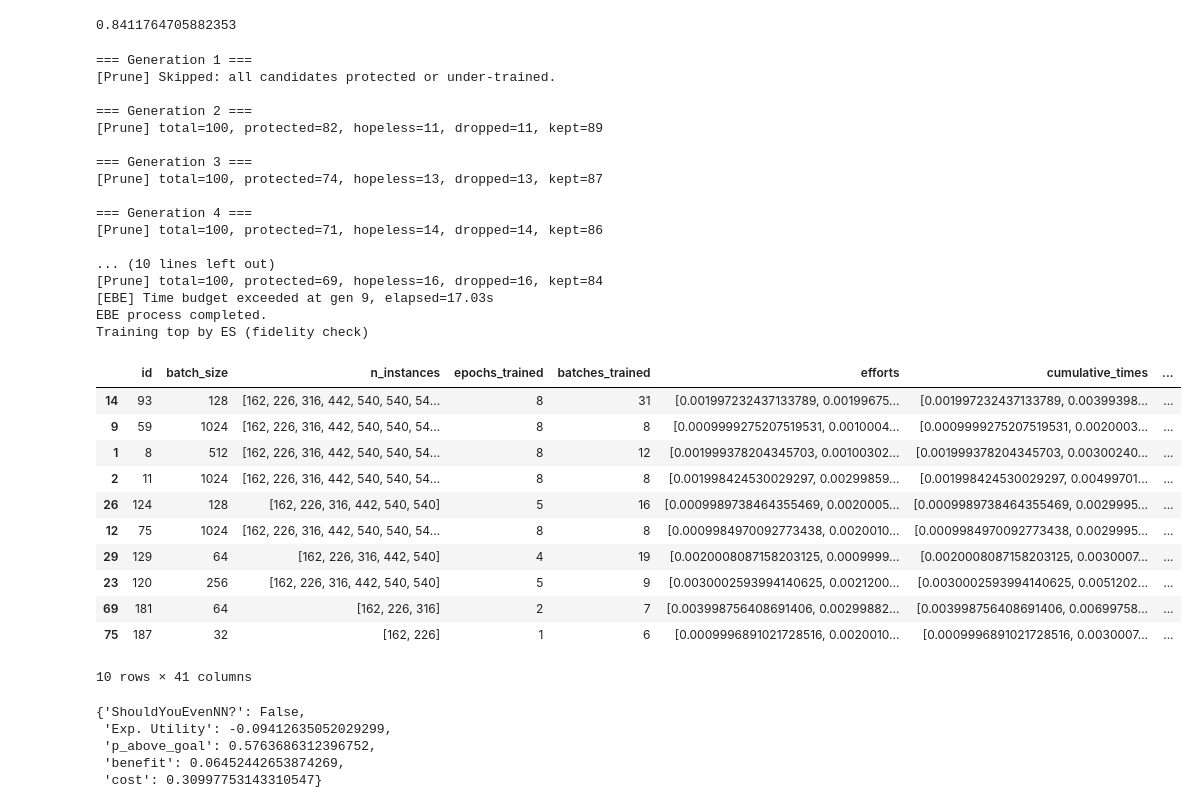
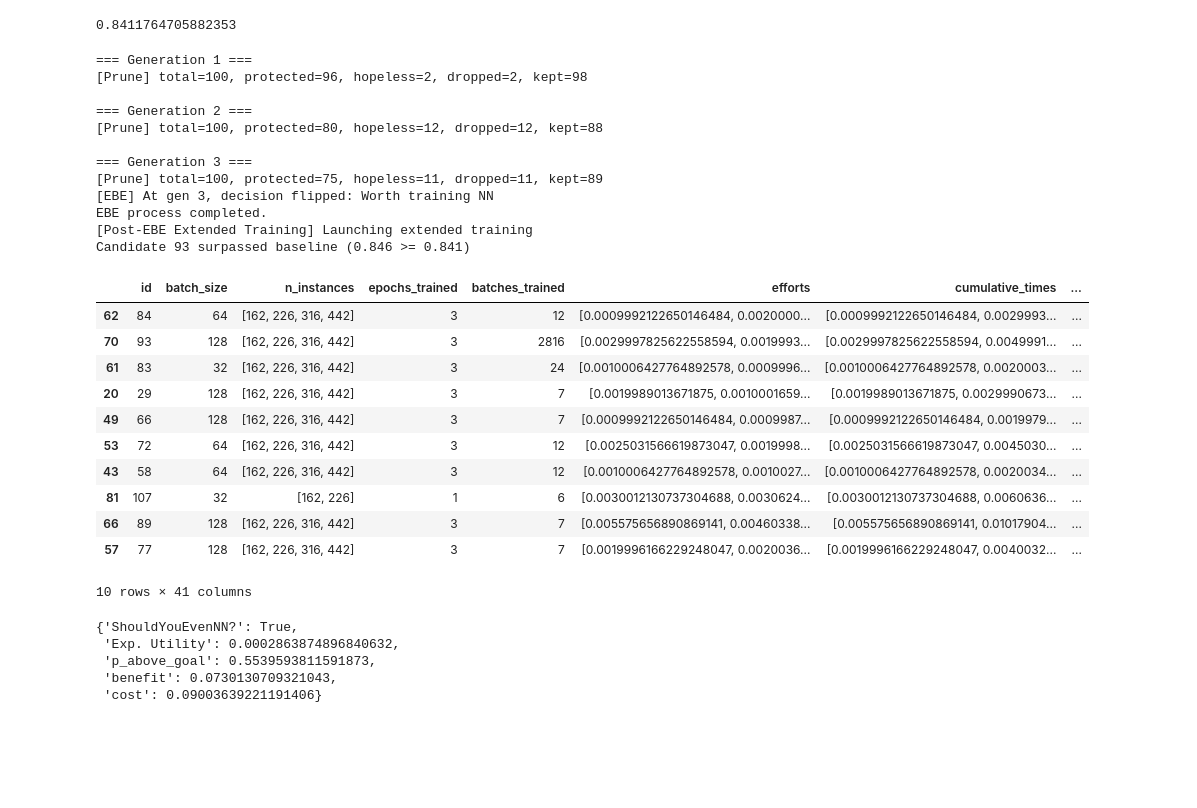
Before and after one commit to topsy-13/ShouldYouEvenNN, a Jupyter notebook: notebooks/batch_method.ipynb, the cells around one changed output. Cells and saved outputs as stored; diff of their text form; code cells hidden in the pictures; blank space fills up the shorter version.

```diff
--- a/notebooks/batch_method.ipynb
+++ b/notebooks/batch_method.ipynb
@@ -54,63 +54,58 @@ naml_max_test_acc
 # %% [output]
 0.8411764705882353
 # %%
-BUDGET_FACTOR = 10
+BUDGET_FACTOR = 3
 N_INDIVIDUALS = 100
 starting_instances = int(0.3 * len(X_train))
 
 time_budget_ebe = max(ml_time_taken * BUDGET_FACTOR, 15)
 # percentile_drop = 25
 baseline_metric = max_metric
 population = Population(s_space,
                             size=N_INDIVIDUALS,
                             starting_instances=starting_instances,
                             seed=SEED)
 
 ebe_results_final = population.run_ebe(
                             X_train, y_train, X_val, y_val,
                             baseline_metric=baseline_metric,
                             max_generations=150,
                             time_budget=time_budget_ebe,
                             base_drop=0.2,
                             max_drop=0.3,
                             track_all_models=False)
 ebe_results_final.head(10)
 # %% [output]
 === Generation 1 ===
-[Prune] Skipped: all candidates protected or under-trained.
+[Prune] total=100, protected=96, hopeless=2, dropped=2, kept=98
 
 === Generation 2 ===
-[Prune] total=100, protected=82, hopeless=11, dropped=11, kept=89
+[Prune] total=100, protected=80, hopeless=12, dropped=12, kept=88
 
 === Generation 3 ===
-[Prune] total=100, protected=74, hopeless=13, dropped=13, kept=87
-
-=== Generation 4 ===
-[Prune] total=100, protected=71, hopeless=14, dropped=14, kept=86
-
-... (10 lines left out)
-[Prune] total=100, protected=69, hopeless=16, dropped=16, kept=84
-[EBE] Time budget exceeded at gen 9, elapsed=17.03s
+[Prune] total=100, protected=75, hopeless=11, dropped=11, kept=89
+[EBE] At gen 3, decision flipped: Worth training NN
 EBE process completed.
-Training top by ES (fidelity check)
+[Post-EBE Extended Training] Launching extended training
+Candidate 93 surpassed baseline (0.846 >= 0.841)
 |  | id | batch_size | n_instances | epochs_trained | batches_trained | efforts | cumulative_times | ... |
-| 14 | 93 | 128 | [162, 226, 316, 442, 540, 540, 54... | 8 | 31 | [0.001997232437133789, 0.00199675... | [0.001997232437133789, 0.00399398... | ... |
-| 9 | 59 | 1024 | [162, 226, 316, 442, 540, 540, 54... | 8 | 8 | [0.0009999275207519531, 0.0010004... | [0.0009999275207519531, 0.0020003... | ... |
-| 1 | 8 | 512 | [162, 226, 316, 442, 540, 540, 54... | 8 | 12 | [0.001999378204345703, 0.00100302... | [0.001999378204345703, 0.00300240... | ... |
-| 2 | 11 | 1024 | [162, 226, 316, 442, 540, 540, 54... | 8 | 8 | [0.001998424530029297, 0.00299859... | [0.001998424530029297, 0.00499701... | ... |
-| 26 | 124 | 128 | [162, 226, 316, 442, 540, 540] | 5 | 16 | [0.0009989738464355469, 0.0020005... | [0.0009989738464355469, 0.0029995... | ... |
-| 12 | 75 | 1024 | [162, 226, 316, 442, 540, 540, 54... | 8 | 8 | [0.0009984970092773438, 0.0020010... | [0.0009984970092773438, 0.0029995... | ... |
-| 29 | 129 | 64 | [162, 226, 316, 442, 540] | 4 | 19 | [0.0020008087158203125, 0.0009999... | [0.0020008087158203125, 0.0030007... | ... |
-| 23 | 120 | 256 | [162, 226, 316, 442, 540, 540] | 5 | 9 | [0.0030002593994140625, 0.0021200... | [0.0030002593994140625, 0.0051202... | ... |
-| 69 | 181 | 64 | [162, 226, 316] | 2 | 7 | [0.003998756408691406, 0.00299882... | [0.003998756408691406, 0.00699758... | ... |
-| 75 | 187 | 32 | [162, 226] | 1 | 6 | [0.0009996891021728516, 0.0020010... | [0.0009996891021728516, 0.0030007... | ... |
+| 62 | 84 | 64 | [162, 226, 316, 442] | 3 | 12 | [0.0009992122650146484, 0.0020000... | [0.0009992122650146484, 0.0029993... | ... |
+| 70 | 93 | 128 | [162, 226, 316, 442] | 3 | 2816 | [0.0029997825622558594, 0.0019993... | [0.0029997825622558594, 0.0049991... | ... |
+| 61 | 83 | 32 | [162, 226, 316, 442] | 3 | 24 | [0.0010006427764892578, 0.0009996... | [0.0010006427764892578, 0.0020003... | ... |
+| 20 | 29 | 128 | [162, 226, 316, 442] | 3 | 7 | [0.0019989013671875, 0.0010001659... | [0.0019989013671875, 0.0029990673... | ... |
+| 49 | 66 | 128 | [162, 226, 316, 442] | 3 | 7 | [0.0009992122650146484, 0.0009987... | [0.0009992122650146484, 0.0019979... | ... |
+| 53 | 72 | 64 | [162, 226, 316, 442] | 3 | 12 | [0.0025031566619873047, 0.0019998... | [0.0025031566619873047, 0.0045030... | ... |
+| 43 | 58 | 64 | [162, 226, 316, 442] | 3 | 12 | [0.0010006427764892578, 0.0010027... | [0.0010006427764892578, 0.0020034... | ... |
+| 81 | 107 | 32 | [162, 226] | 1 | 6 | [0.0030012130737304688, 0.0030624... | [0.0030012130737304688, 0.0060636... | ... |
+| 66 | 89 | 128 | [162, 226, 316, 442] | 3 | 7 | [0.005575656890869141, 0.00460338... | [0.005575656890869141, 0.01017904... | ... |
+| 57 | 77 | 128 | [162, 226, 316, 442] | 3 | 7 | [0.0019996166229248047, 0.0020036... | [0.0019996166229248047, 0.0040032... | ... |
 10 rows × 41 columns
 # %%
 # Train by ES the best model
 population.final_decision()
 # %% [output]
-{'ShouldYouEvenNN?': False,
- 'Exp. Utility': -0.09412635052029299,
- 'p_above_goal': 0.5763686312396752,
- 'benefit': 0.06452442653874269,
- 'cost': 0.30997753143310547}
+{'ShouldYouEvenNN?': True,
+ 'Exp. Utility': 0.0002863874896840632,
+ 'p_above_goal': 0.5539593811591873,
+ 'benefit': 0.0730130709321043,
+ 'cost': 0.09003639221191406}
```
Also changed, not shown: parts of 8 cells of this notebook, 1 other file.
